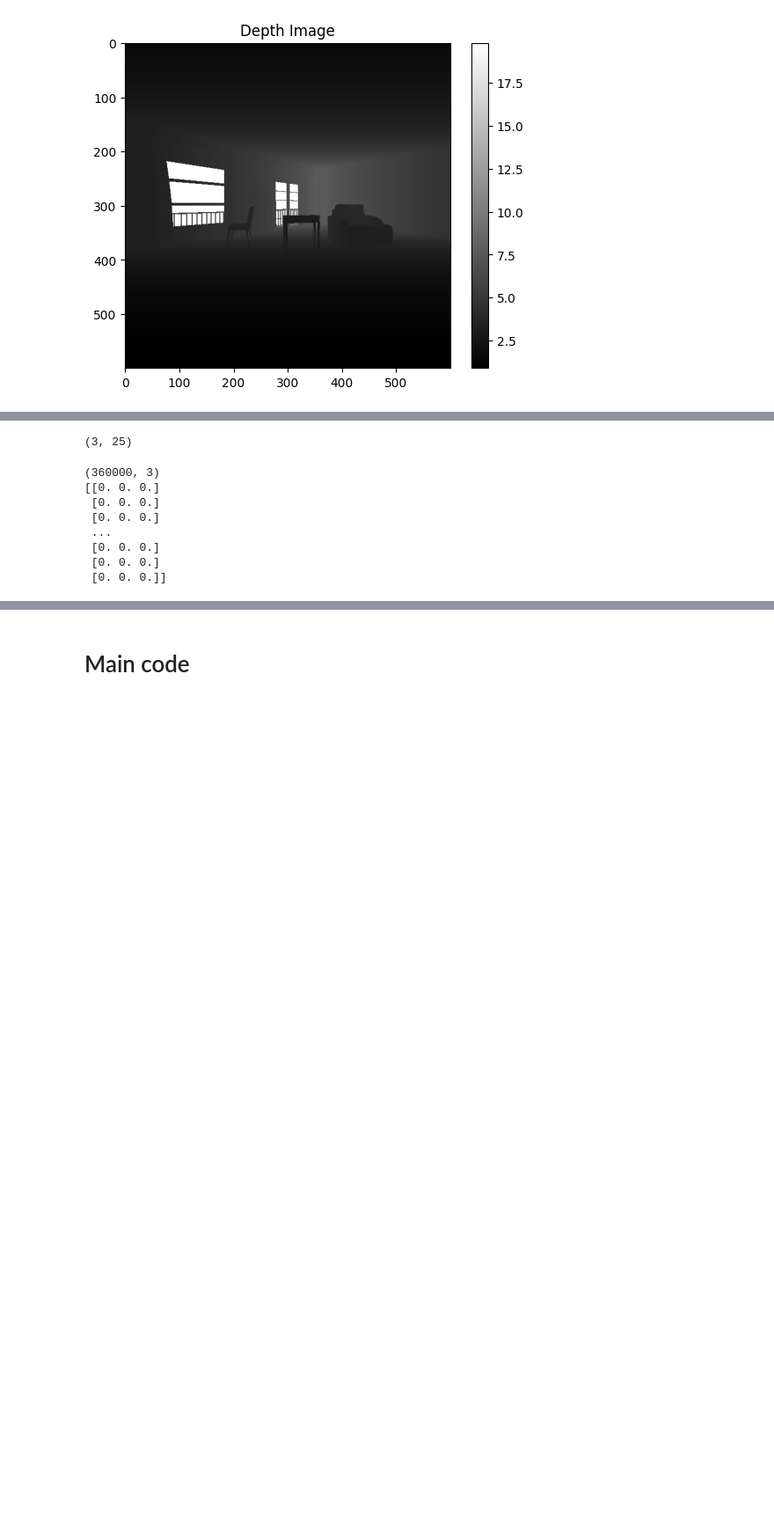
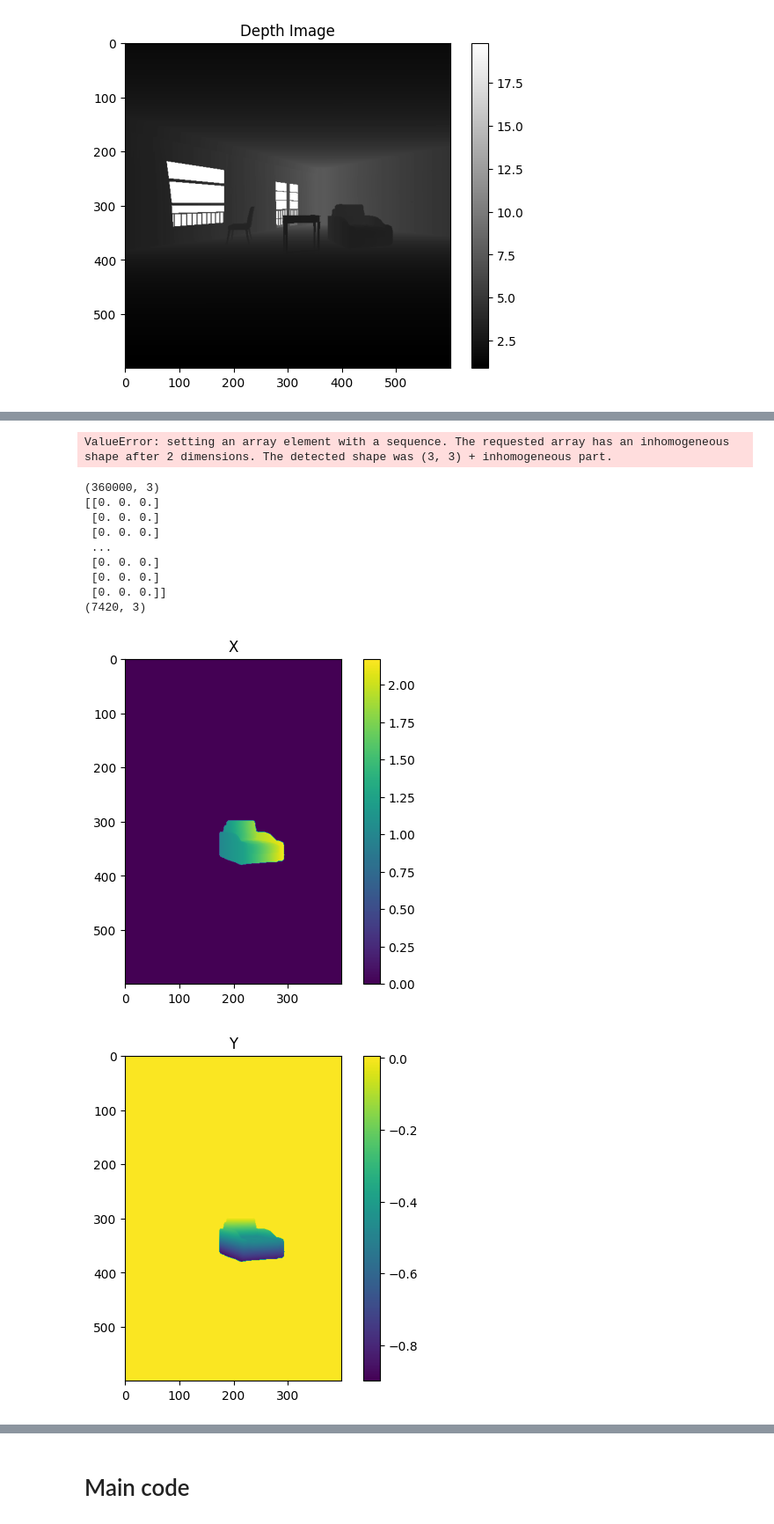
Before and after one commit to aneeshc12/Change_detection, a Jupyter notebook: localization_expt.ipynb, the cells around one changed output, grey strips where cells are left out. Shown at 88% size. Saved outputs shown, nothing was run; the diff lists cells and outputs as text; code cells hidden in the pictures; blank space fills up the shorter version.

```diff
--- a/localization_expt.ipynb
+++ b/localization_expt.ipynb
@@ -460,14 +463,0 @@ plt.show()
-# %%
-a = [1,2,3]
-b = [1,2,3]
-c = [1,2,3]
-d = [1,2,3]
-e = [1,2,3]
-
-x = [[1,1,1,1,1], [1,1,1,1,1], [1,1,1,1,1], [1,1,1,1,1], [1,1,1,1,1]]
-y = [[2,2,2,2,2], [2,2,2,2,2], [2,2,2,2,2], [2,2,2,2,2], [2,2,2,2,2]]
-z = [[4,4,4,4,4], [4,4,4,4,4], [4,4,4,4,4], [4,4,4,4,4], [4,4,4,4,4]]
-
-np.stack([x,y,z]).reshape(3, -1).shape
-# %% [output]
-(3, 25)
@@ -474,3 +504,8 @@ np.stack([x,y,z]).reshape(3, -1).shape
+# %%
+for i in [0,1,2]:
+    np.save(f"pcd_{i}", pcds[i])
+# %% [output]
+ValueError: setting an array element with a sequence. The requested array has an inhomogeneous shape after 2 dimensions. The detected shape was (3, 3) + inhomogeneous part.
 # %%
 f = 300
 
@@ -501,47 +536,50 @@ centroid2 = np.array([
     np.where(masks[2] == True, Y, 0).sum(),
     np.where(masks[2] == True, depth_img, 0).sum()
 ]) /np.where(masks[2] == True, 1, 0).sum()
 
 # for i in range(w):
 #   for h in range(h):
 #     # X = z*x/f
 
 X1 = np.where(masks[0] == True, X, 0).reshape(600,600)
 Y1 = np.where(masks[0] == True, Y, 0).reshape(600,600)
 Z1 = np.where(masks[0] == True, depth_img, 0).reshape(600,600)
 
 pcd1 = np.stack([X1, Y1, Z1]).reshape(3, -1).T
 # pcd1 = np.stack([X, Y, Z]).reshape(3, -1).T
 print(pcd1.shape)
 
 print(pcd1)
 
-# pcd1 = pcd1[np.logical_and(pcd1[:,0] != 0. , pcd1[:,1] != 0. , pcd1[:,2] != 0.)]
-# print(pcd1.shape)
+pcd1 = pcd1[np.logical_and(pcd1[:,0] != 0. , pcd1[:,1] != 0. , pcd1[:,2] != 0.)]
+print(pcd1.shape)
 
-# plt.figure()
-# plt.title('X')
-# plt.imshow(X1[:,200:])
-# plt.colorbar()
-# plt.show()
+plt.figure()
+plt.title('X')
+plt.imshow(X1[:,200:])
+plt.colorbar()
+plt.show()
 
-# plt.figure()
-# plt.title('Y')
-# plt.imshow(Y1[:,200:])
-# plt.colorbar()
-# plt.show()
+plt.figure()
+plt.title('Y')
+plt.imshow(Y1[:,200:])
+plt.colorbar()
+plt.show()
 
-# plt.figure()
-# plt.title('Z')
-# plt.imshow(Z1[:,200:])
-# plt.colorbar()
-# plt.show()
+plt.figure()
+plt.title('Z')
+plt.imshow(Z1[:,200:])
+plt.colorbar()
+plt.show()
 # %% [output]
 (360000, 3)
 [[0. 0. 0.]
  [0. 0. 0.]
  [0. 0. 0.]
  ...
  [0. 0. 0.]
  [0. 0. 0.]
  [0. 0. 0.]]
+(7420, 3)
+[figure, added]
+[figure, added]
```
Also changed, not shown: parts of 10 cells of this notebook, 7 other files.
